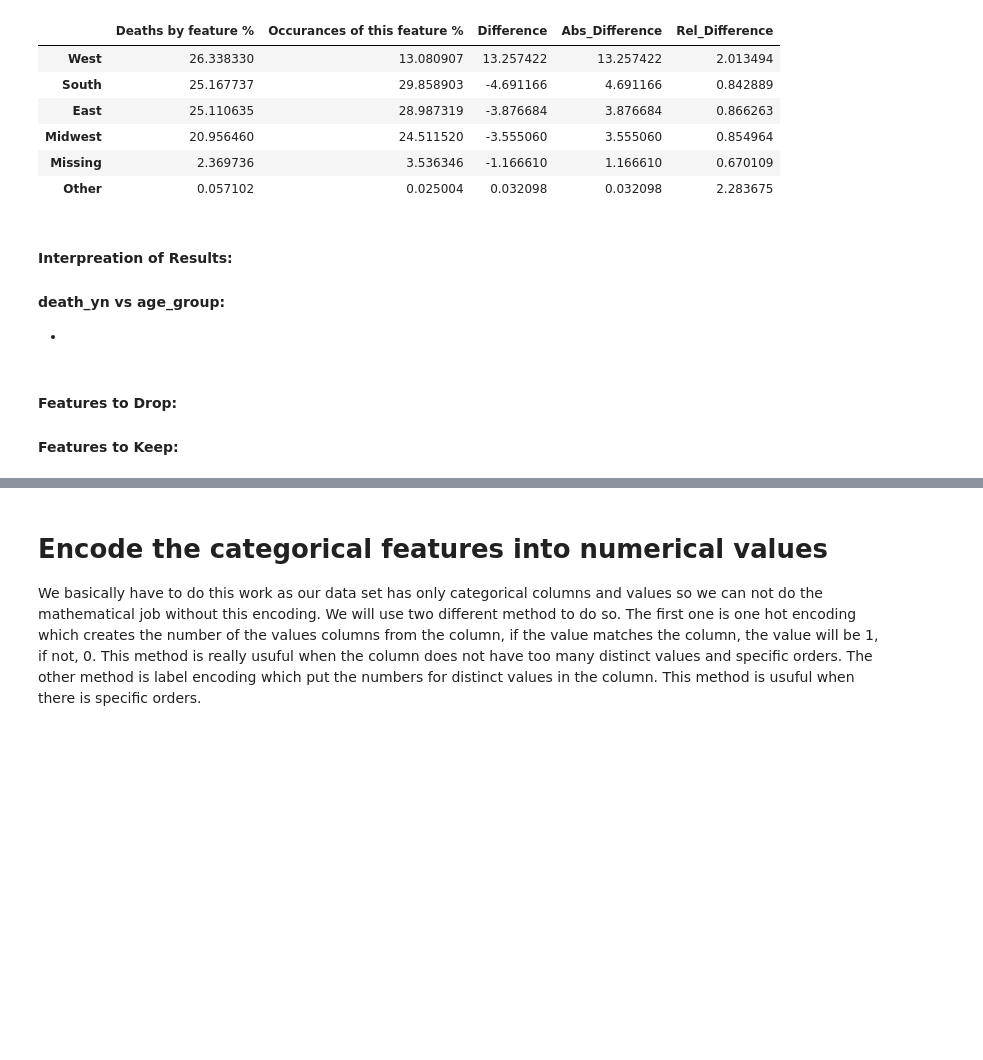
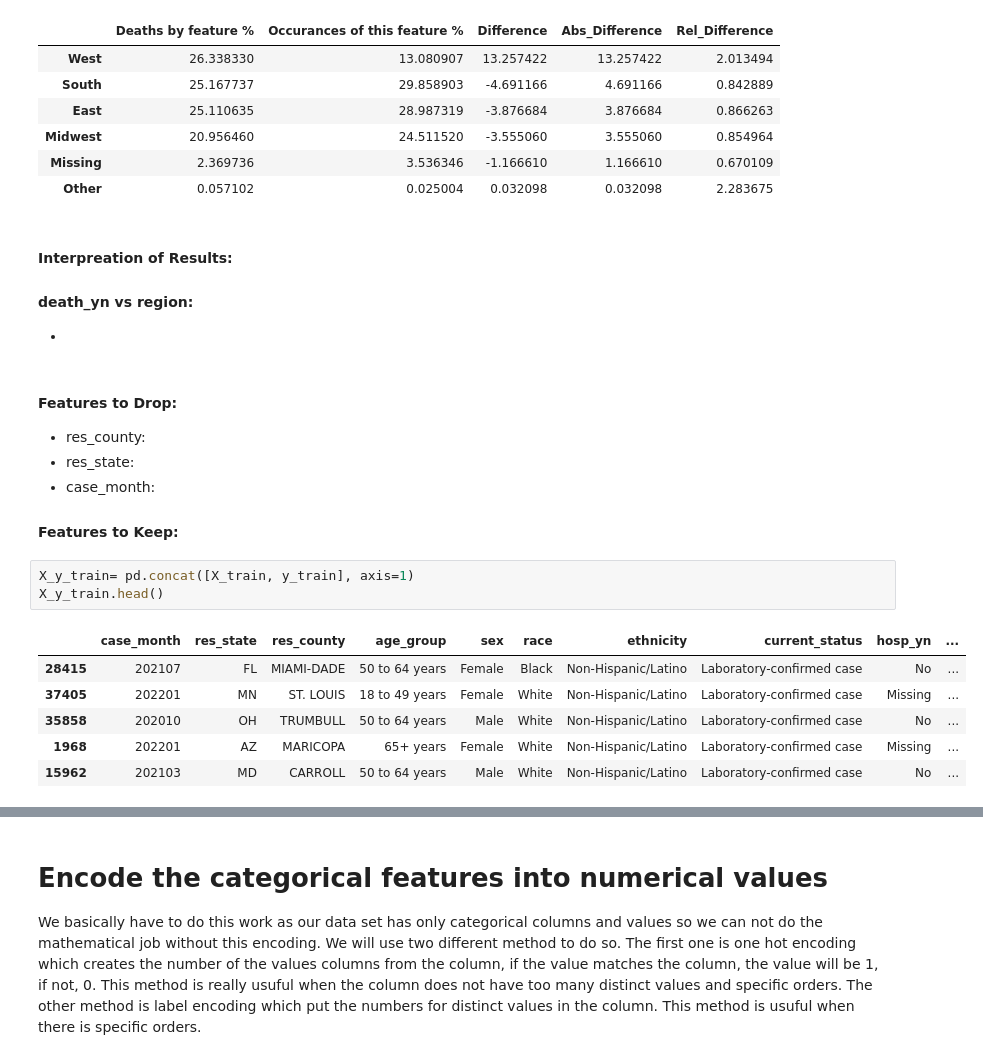
Before and after one commit to keyinb/data-analytics, a Jupyter notebook: 2022-Homework2-Notebook.ipynb, the cells around one changed output, grey strips where cells are left out. Cells and saved outputs as stored; diff of their text form; blank space fills up the shorter version.

```diff
--- a/2022-Homework2-Notebook.ipynb
+++ b/2022-Homework2-Notebook.ipynb
@@ -693,9 +753,22 @@ for column in df_temp.columns:
 | Other | 0.057102 | 0.025004 | 0.032098 | 0.032098 | 2.283675 |
 # %% [markdown]
 #### Interpreation of Results:
-#### death_yn vs age_group:
+#### death_yn vs region:
 -
 # %% [markdown]
 #### Features to Drop:
+- res_county:
+- res_state:
+- case_month:
 
 #### Features to Keep:
+# %%
+X_y_train= pd.concat([X_train, y_train], axis=1)
+X_y_train.head()
+# %% [output]
+|  | case_month | res_state | res_county | age_group | sex | race | ethnicity | current_status | hosp_yn | ... |
+| 28415 | 202107 | FL | MIAMI-DADE | 50 to 64 years | Female | Black | Non-Hispanic/Latino | Laboratory-confirmed case | No | ... |
+| 37405 | 202201 | MN | ST. LOUIS | 18 to 49 years | Female | White | Non-Hispanic/Latino | Laboratory-confirmed case | Missing | ... |
+| 35858 | 202010 | OH | TRUMBULL | 50 to 64 years | Male | White | Non-Hispanic/Latino | Laboratory-confirmed case | No | ... |
+| 1968 | 202201 | AZ | MARICOPA | 65+ years | Female | White | Non-Hispanic/Latino | Laboratory-confirmed case | Missing | ... |
+| 15962 | 202103 | MD | CARROLL | 50 to 64 years | Male | White | Non-Hispanic/Latino | Laboratory-confirmed case | No | ... |
```
Also changed, not shown: parts of 24 cells of this notebook.
